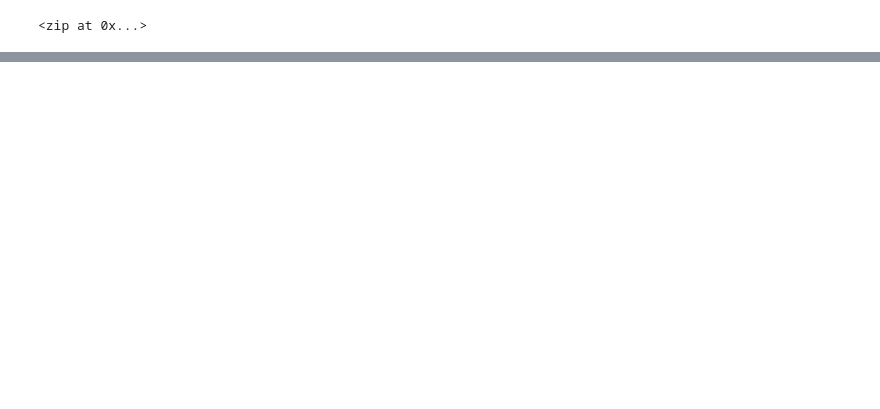
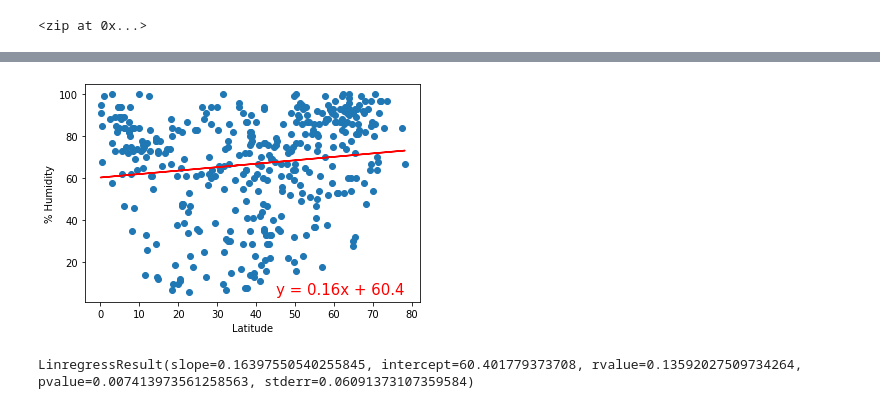
Before and after one commit to VAlphonso/World_Weather_Analysis, a Jupyter notebook: WeatherPy.ipynb, the cells around one changed output, grey strips where cells are left out. Cells and saved outputs as stored; diff of their text form; code cells hidden in the pictures; blank space fills up the shorter version.

```diff
--- a/WeatherPy.ipynb
+++ b/WeatherPy.ipynb
@@ -265,0 +364,15 @@ plt.show()
+# %%
+# Linear regression on the Northern Hemisphere.
+x_values = northern_hemi_df["Lat"]
+y_values = northern_hemi_df["Humidity"]
+
+# Call the function.
+plot_linear_regression(x_values, y_values,
+                      "Linear Regression on the Northern Hemisphere \
+                      for % Humidity", "% Humidity", (45,5))
+# %% [output]
+[figure, added]
+# %%
+linregress(x_values, y_values)
+# %% [output]
+LinregressResult(slope=0.16397550540255845, intercept=60.401779373708, rvalue=0.13592027509734264, pvalue=0.007413973561258563, stderr=0.06091373107359584)
```
Also changed, not shown: parts of 27 cells of this notebook, 6 other files.
